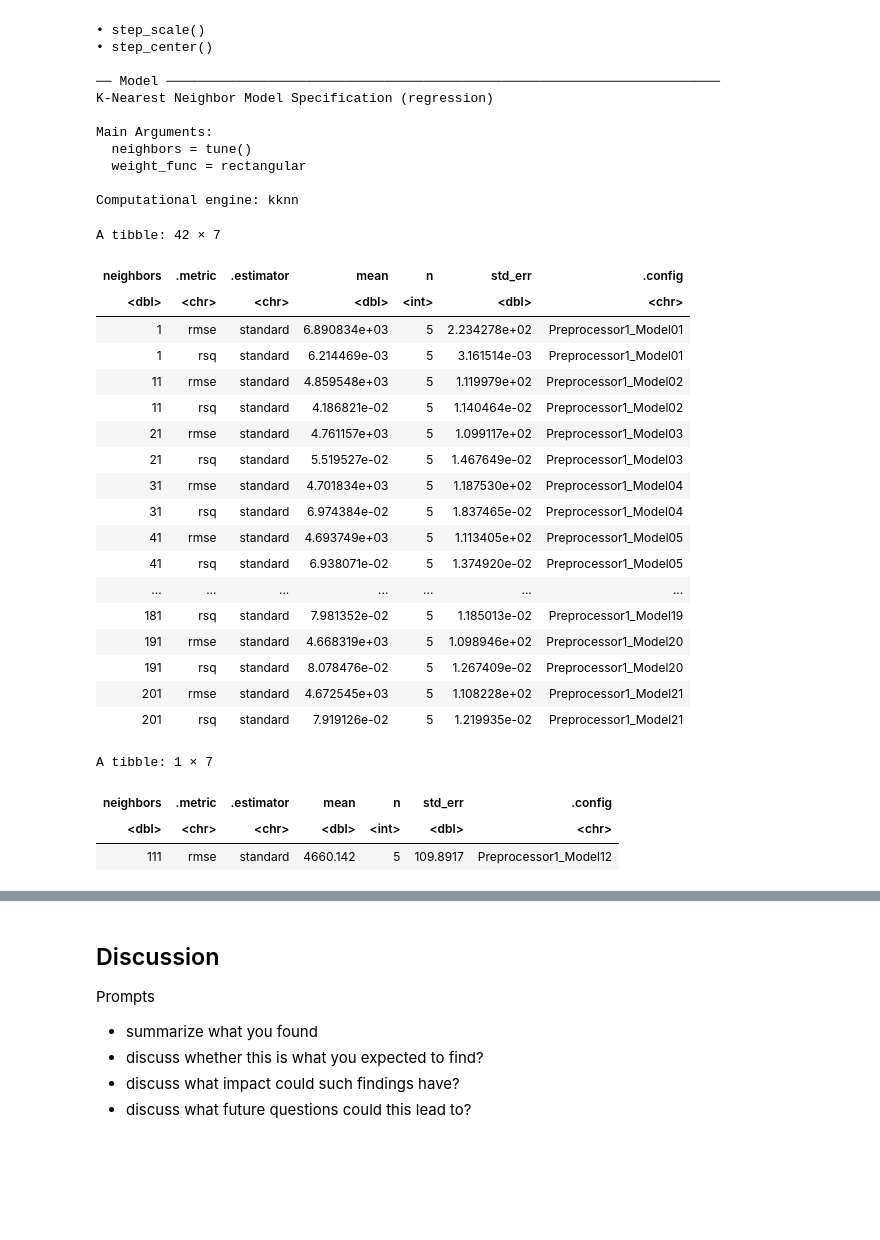
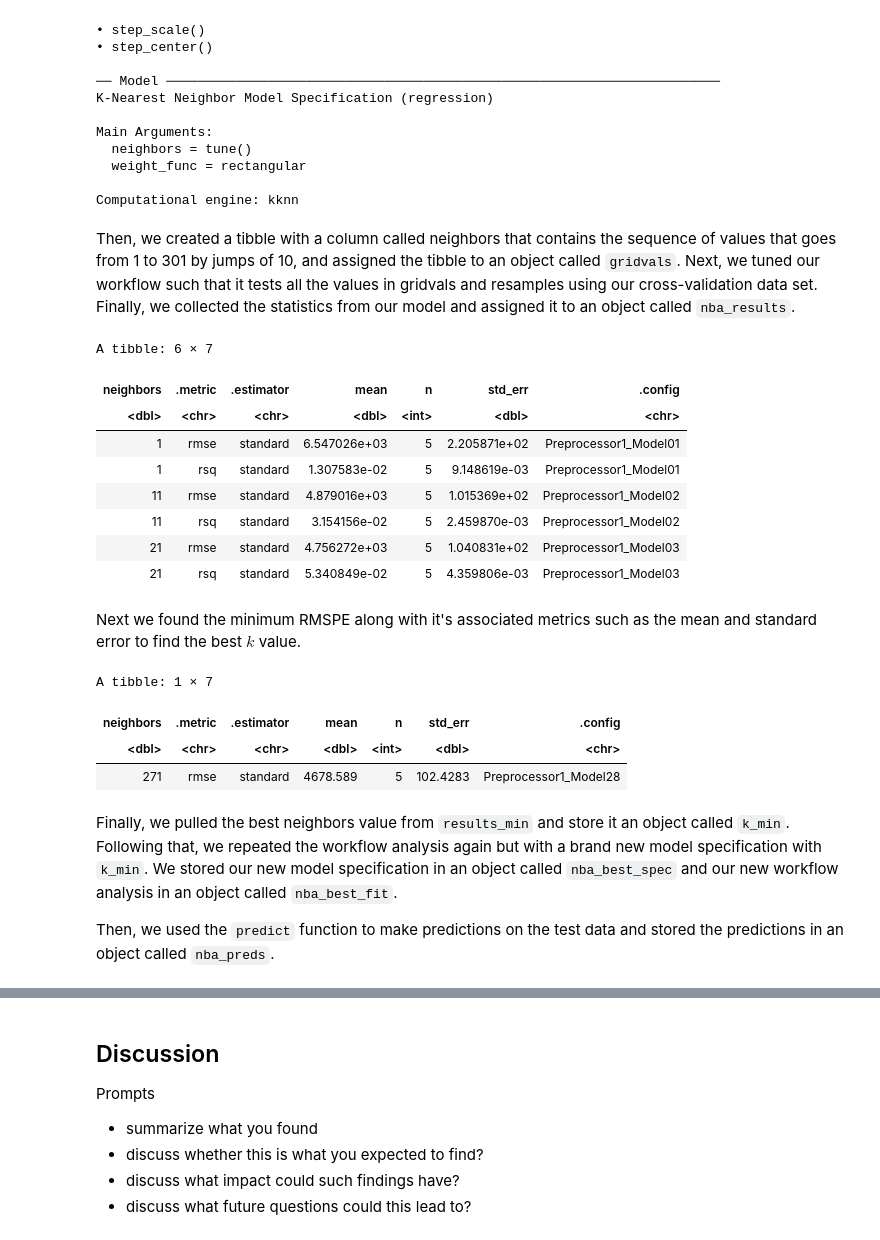
Before and after one commit to notjamesw/Group_Project_DSCI100, a Jupyter notebook: Project Report.ipynb, the cells around one changed output, grey strips where cells are left out. Drawn from its saved outputs; the diff is of its cells as text; code cells hidden in the pictures; blank space fills up the shorter version.

```diff
--- a/Project Report.ipynb
+++ b/Project Report.ipynb
@@ -221,0 +209,8 @@ A tibble: 6 × 18
+# %%
+# first season of rookies (defined as first season is 2022)
+nba_testing <- nba_first_season |>
+    filter(season_start == 2022)
+
+# first season of non-rookies where draft year is after 1996 and the first season they've played is not 2022
+nba_training <- nba_first_season |>
+    filter(draft_year >= 1996, season_start < 2022)
@@ -222,11 +224,15 @@ A tibble: 6 × 18
 # %%
-# finding career points of nba players drafted between 1996 and 2021 and played their first season before 2022 (inclusive)
+# finding number of seasons played of nba players drafted between 1996 and 2021 and played their first season before 2022
+nba_seasons_played <- nba_non_rookies_data |>
+    group_by(player_name) |>
+    summarize("seasons_played" = n()) |>
+    select("seasons_played")
+
+# finding career points of nba players drafted between 1996 and 2021 and played their first season before 2022
 nba_total_points <- nba_non_rookies_data |>
     group_by(player_name) |>
     summarize("total_points" = sum(pts*gp)) |>
     select("total_points")
-
-nrow(nba_total_points)
 
 # nba_training_labelled <- cbind(nba_training, nba_total_points)
 # head(nba_training_labelled)
@@ -235,8 +241,7 @@ nrow(nba_total_points)
 # to solve this issue, we must sort nba_training alphabetically and then cbind
 
 nba_training_ordered <- nba_training[order(nba_training$player_name),]
-head(nba_training_ordered)
 
-nba_training_labelled <- cbind(nba_training_ordered, nba_total_points)
+nba_training_labelled <- cbind(nba_training_ordered, nba_total_points, nba_seasons_played)
 head(nba_training_labelled)
 # %% [output]
@@ -269,7 +282,7 @@ nba_spec <- nearest_neighbor(weight_func = "rectangular", neighbors = tune()) |>
        set_engine("kknn") |>
        set_mode("regression")
 
-nba_recipe <- recipe(total_points ~ pts + gp + player_height + usg_pct + ts_pct, data = nba_training_labelled) |>
+nba_recipe <- recipe(total_points ~ pts, data = nba_training_labelled) |>
        step_scale(all_predictors()) |>
        step_center(all_predictors())
 
@@ -313,35 +328,29 @@ Main Arguments:
   weight_func = rectangular
 
 Computational engine: kknn
+# %% [markdown]
+Then, we created a tibble with a column called neighbors that contains the sequence of values that goes from 1 to 301 by jumps of 10, and assigned the tibble to an object called `gridvals`. Next, we tuned our workflow such that it tests all the values in gridvals and resamples using our cross-validation data set. Finally, we collected the statistics from our model and assigned it to an object called `nba_results`.
 # %%
 set.seed(1234)
-gridvals <- tibble(neighbors = seq(from = 1, to = 201, by = 10))
+gridvals <- tibble(neighbors = seq(from = 1, to = 301, by = 10))
 
 nba_results <- nba_workflow |>
     tune_grid(resamples = nba_vfold, grid = gridvals) |>
     collect_metrics()
 
-nba_results
+head(nba_results)
 # %% [output]
-A tibble: 42 × 7
+A tibble: 6 × 7
 | neighbors | .metric | .estimator | mean | n | std_err | .config |
 | <dbl> | <chr> | <chr> | <dbl> | <int> | <dbl> | <chr> |
-| 1 | rmse | standard | 6.890834e+03 | 5 | 2.234278e+02 | Preprocessor1_Model01 |
-| 1 | rsq | standard | 6.214469e-03 | 5 | 3.161514e-03 | Preprocessor1_Model01 |
-| 11 | rmse | standard | 4.859548e+03 | 5 | 1.119979e+02 | Preprocessor1_Model02 |
-| 11 | rsq | standard | 4.186821e-02 | 5 | 1.140464e-02 | Preprocessor1_Model02 |
-| 21 | rmse | standard | 4.761157e+03 | 5 | 1.099117e+02 | Preprocessor1_Model03 |
-| 21 | rsq | standard | 5.519527e-02 | 5 | 1.467649e-02 | Preprocessor1_Model03 |
-| 31 | rmse | standard | 4.701834e+03 | 5 | 1.187530e+02 | Preprocessor1_Model04 |
-| 31 | rsq | standard | 6.974384e-02 | 5 | 1.837465e-02 | Preprocessor1_Model04 |
-| 41 | rmse | standard | 4.693749e+03 | 5 | 1.113405e+02 | Preprocessor1_Model05 |
-| 41 | rsq | standard | 6.938071e-02 | 5 | 1.374920e-02 | Preprocessor1_Model05 |
-| ... | ... | ... | ... | ... | ... | ... |
-| 181 | rsq | standard | 7.981352e-02 | 5 | 1.185013e-02 | Preprocessor1_Model19 |
-| 191 | rmse | standard | 4.668319e+03 | 5 | 1.098946e+02 | Preprocessor1_Model20 |
-| 191 | rsq | standard | 8.078476e-02 | 5 | 1.267409e-02 | Preprocessor1_Model20 |
-| 201 | rmse | standard | 4.672545e+03 | 5 | 1.108228e+02 | Preprocessor1_Model21 |
-| 201 | rsq | standard | 7.919126e-02 | 5 | 1.219935e-02 | Preprocessor1_Model21 |
+| 1 | rmse | standard | 6.547026e+03 | 5 | 2.205871e+02 | Preprocessor1_Model01 |
+| 1 | rsq | standard | 1.307583e-02 | 5 | 9.148619e-03 | Preprocessor1_Model01 |
+| 11 | rmse | standard | 4.879016e+03 | 5 | 1.015369e+02 | Preprocessor1_Model02 |
+| 11 | rsq | standard | 3.154156e-02 | 5 | 2.459870e-03 | Preprocessor1_Model02 |
+| 21 | rmse | standard | 4.756272e+03 | 5 | 1.040831e+02 | Preprocessor1_Model03 |
+| 21 | rsq | standard | 5.340849e-02 | 5 | 4.359806e-03 | Preprocessor1_Model03 |
+# %% [markdown]
+Next we found the minimum RMSPE along with it's associated metrics such as the mean and standard error to find the best $k$ value.
 # %%
 results_min <- nba_results |>
     filter(.metric == "rmse") |>
@@ -351,7 +360,11 @@ results_min
 A tibble: 1 × 7
 | neighbors | .metric | .estimator | mean | n | std_err | .config |
 | <dbl> | <chr> | <chr> | <dbl> | <int> | <dbl> | <chr> |
-| 111 | rmse | standard | 4660.142 | 5 | 109.8917 | Preprocessor1_Model12 |
+| 271 | rmse | standard | 4678.589 | 5 | 102.4283 | Preprocessor1_Model28 |
+# %% [markdown]
+Finally, we pulled the best neighbors value from `results_min` and store it an object called `k_min`. Following that, we repeated the workflow analysis again but with a brand new model specification with `k_min`. We stored our new model specification in an object called `nba_best_spec` and our new workflow analysis in an object called `nba_best_fit`.
+
+Then, we used the `predict` function to make predictions on the test data and stored the predictions in an object called `nba_preds`.
 # %%
 set.seed(1234)
 k_min <- results_min |>
```
Also changed, not shown: parts of 36 cells of this notebook.
